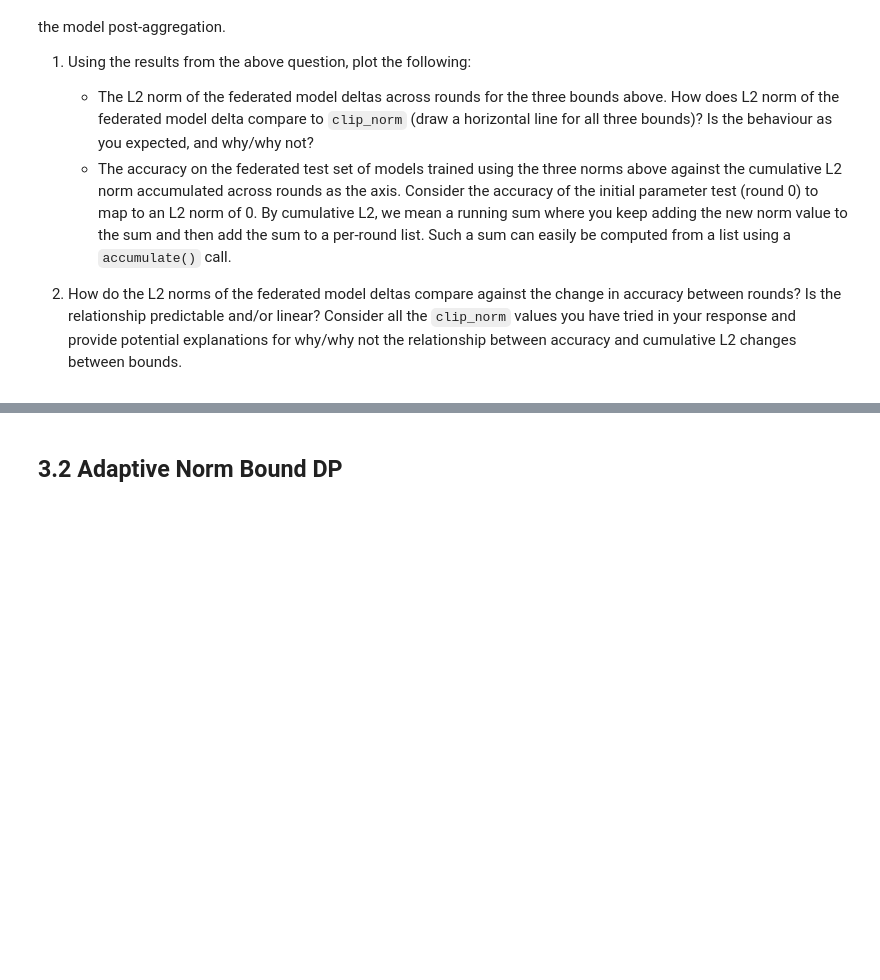
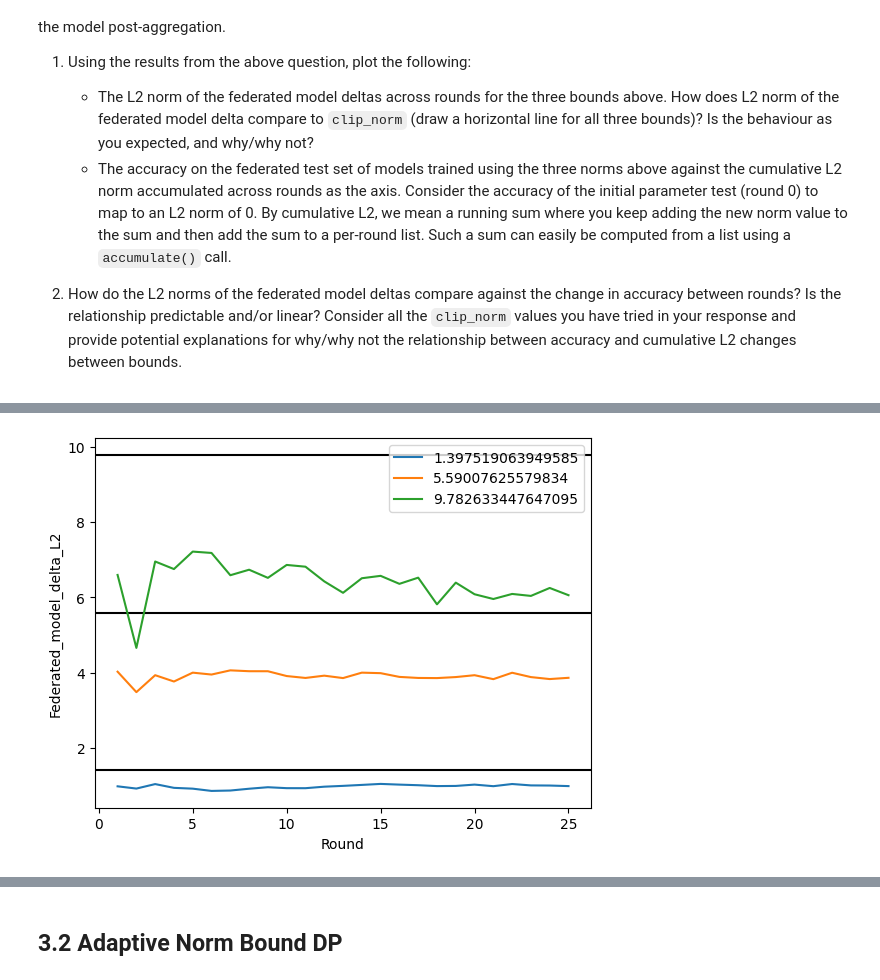
Before and after one commit to camlsys/L361-Federated-Learning, a Jupyter notebook: labs/L361_Lab_4_Privacy_And_Security_Part_1_Solution.ipynb, the cells around one changed output, grey strips where cells are left out. Drawn from its saved outputs; the diff is of its cells as text; code cells hidden in the pictures; blank space fills up the shorter version.

```diff
--- a/labs/L361_Lab_4_Privacy_And_Security_Part_1_Solution.ipynb
+++ b/labs/L361_Lab_4_Privacy_And_Security_Part_1_Solution.ipynb
@@ -808,0 +1160,13 @@ This question extends the one above to investigate the effect that the `clip_nor
+# %%
+for hist, mean in zip(list_of_hist, means):
+    plt.axhline(y=mean, color="k", linestyle="-")
+    round, delta = zip(*hist.metrics_distributed_fit["federated_delta_l2"])
+    plt.plot(round, delta, label=mean)
+
+
+plt.xlabel("Round")
+plt.ylabel("Federated_model_delta_L2")
+plt.legend()
+plt.show()
+# %% [output]
+[figure, added]
```
Also changed, not shown: parts of 28 cells of this notebook, 4 other files.
